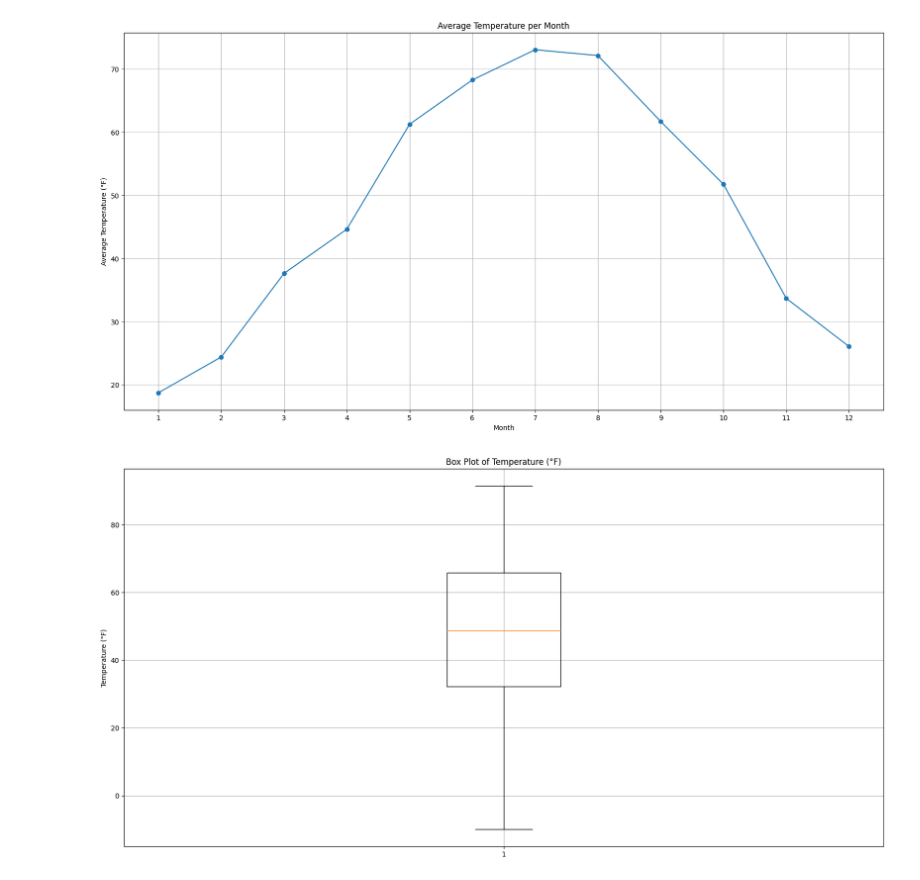
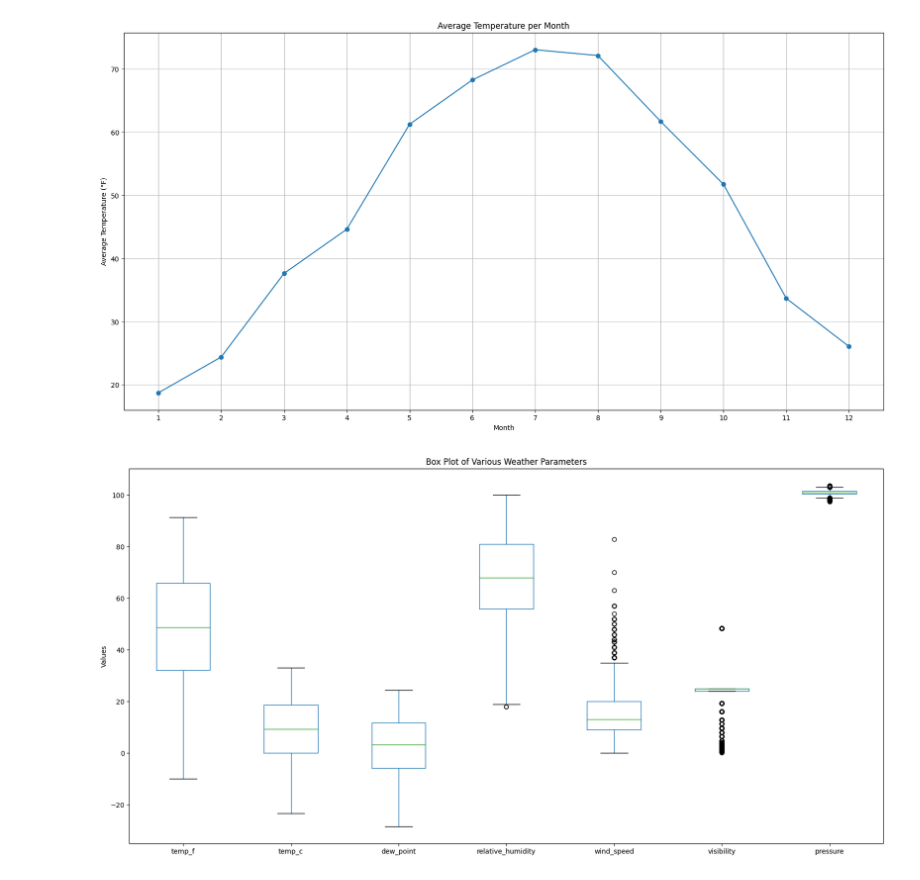
Before and after one commit to Josh-The-Homie/MLA_JHH, a Jupyter notebook: MLA1_JHH.ipynb, the cells around one changed output. Saved outputs shown, nothing was run; the diff lists cells and outputs as text; code cells hidden in the pictures.

```diff
--- a/MLA1_JHH.ipynb
+++ b/MLA1_JHH.ipynb
@@ -160,12 +160,12 @@ plt.show()
 # %% [output]
 [figure]
 # %%
-# Box plot for temperature
+# Generate a box plot for temperature in Fahrenheit
 plt.figure(figsize=(20, 10))
-plt.boxplot(df['temp_f'])
-plt.title('Box Plot of Temperature (°F)')
-plt.ylabel('Temperature (°F)')
+df[['temp_f', 'temp_c', 'dew_point', 'relative_humidity', 'wind_speed', 'visibility', 'pressure']].boxplot()
+plt.title('Box Plot of Various Weather Parameters')
+plt.ylabel('Values')
 plt.grid()
 plt.show()
 # %% [output]
-[figure, old version]
+[figure, new version]
```
